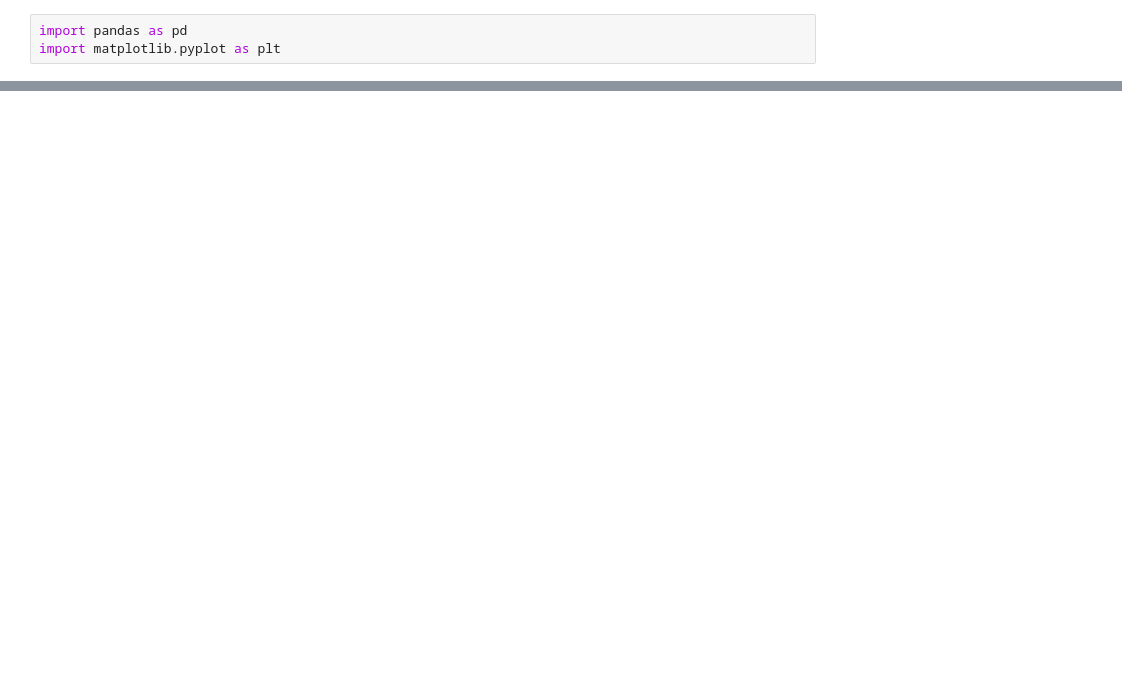
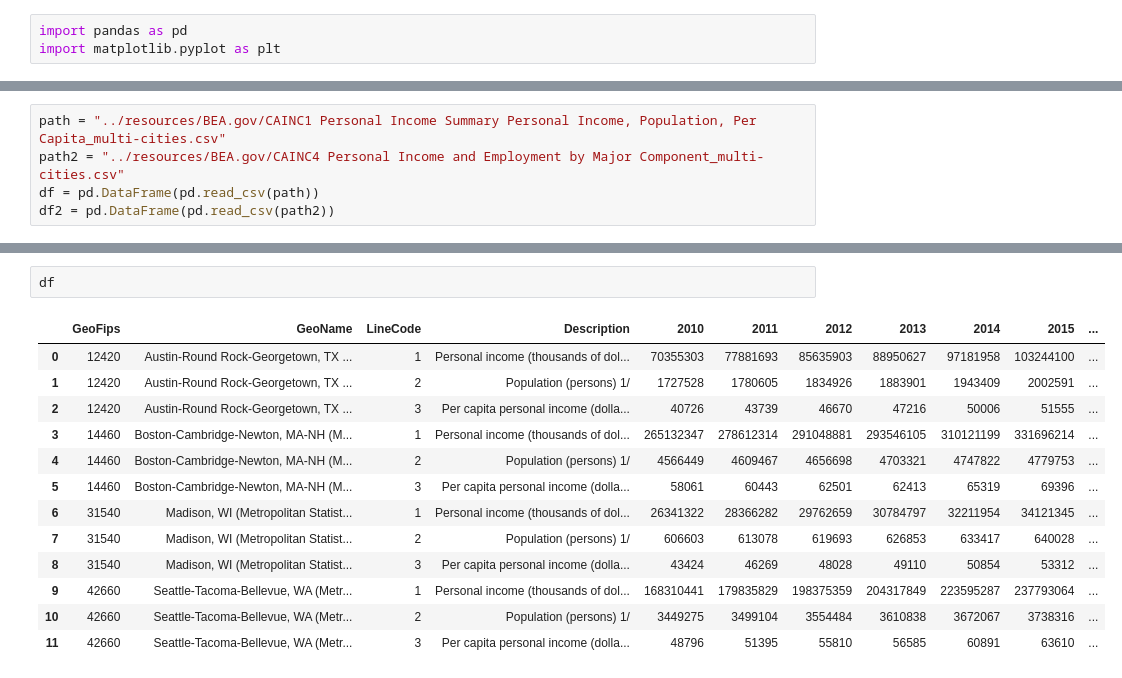
Before and after one commit to travis-tyler/AustinPopulationData, a Jupyter notebook: Rob/Test - BEA dataframe.ipynb, the cells around one changed output, grey strips where cells are left out. Drawn from its saved outputs; the diff is of its cells as text; blank space fills up the shorter version.

```diff
--- a/Rob/Test - BEA dataframe.ipynb
+++ b/Rob/Test - BEA dataframe.ipynb
@@ -11,0 +31,5 @@ ParserError: Error tokenizing data. C error: Expected 1 fields in line 5, saw 13
+# %%
+path = "../resources/BEA.gov/CAINC1 Personal Income Summary Personal Income, Population, Per Capita_multi-cities.csv"
+path2 = "../resources/BEA.gov/CAINC4 Personal Income and Employment by Major Component_multi-cities.csv"
+df = pd.DataFrame(pd.read_csv(path))
+df2 = pd.DataFrame(pd.read_csv(path2))
@@ -11,0 +57,16 @@ ParserError: Error tokenizing data. C error: Expected 1 fields in line 5, saw 13
+# %%
+df
+# %% [output]
+|  | GeoFips | GeoName | LineCode | Description | 2010 | 2011 | 2012 | 2013 | 2014 | 2015 | ... |
+| 0 | 12420 | Austin-Round Rock-Georgetown, TX ... | 1 | Personal income (thousands of dol... | 70355303 | 77881693 | 85635903 | 88950627 | 97181958 | 103244100 | ... |
+| 1 | 12420 | Austin-Round Rock-Georgetown, TX ... | 2 | Population (persons) 1/ | 1727528 | 1780605 | 1834926 | 1883901 | 1943409 | 2002591 | ... |
+| 2 | 12420 | Austin-Round Rock-Georgetown, TX ... | 3 | Per capita personal income (dolla... | 40726 | 43739 | 46670 | 47216 | 50006 | 51555 | ... |
+| 3 | 14460 | Boston-Cambridge-Newton, MA-NH (M... | 1 | Personal income (thousands of dol... | 265132347 | 278612314 | 291048881 | 293546105 | 310121199 | 331696214 | ... |
+| 4 | 14460 | Boston-Cambridge-Newton, MA-NH (M... | 2 | Population (persons) 1/ | 4566449 | 4609467 | 4656698 | 4703321 | 4747822 | 4779753 | ... |
+| 5 | 14460 | Boston-Cambridge-Newton, MA-NH (M... | 3 | Per capita personal income (dolla... | 58061 | 60443 | 62501 | 62413 | 65319 | 69396 | ... |
+| 6 | 31540 | Madison, WI (Metropolitan Statist... | 1 | Personal income (thousands of dol... | 26341322 | 28366282 | 29762659 | 30784797 | 32211954 | 34121345 | ... |
+| 7 | 31540 | Madison, WI (Metropolitan Statist... | 2 | Population (persons) 1/ | 606603 | 613078 | 619693 | 626853 | 633417 | 640028 | ... |
+| 8 | 31540 | Madison, WI (Metropolitan Statist... | 3 | Per capita personal income (dolla... | 43424 | 46269 | 48028 | 49110 | 50854 | 53312 | ... |
+| 9 | 42660 | Seattle-Tacoma-Bellevue, WA (Metr... | 1 | Personal income (thousands of dol... | 168310441 | 179835829 | 198375359 | 204317849 | 223595287 | 237793064 | ... |
+| 10 | 42660 | Seattle-Tacoma-Bellevue, WA (Metr... | 2 | Population (persons) 1/ | 3449275 | 3499104 | 3554484 | 3610838 | 3672067 | 3738316 | ... |
+| 11 | 42660 | Seattle-Tacoma-Bellevue, WA (Metr... | 3 | Per capita personal income (dolla... | 48796 | 51395 | 55810 | 56585 | 60891 | 63610 | ... |
```
Also changed, not shown: parts of 2 cells of this notebook, 27 other files.
